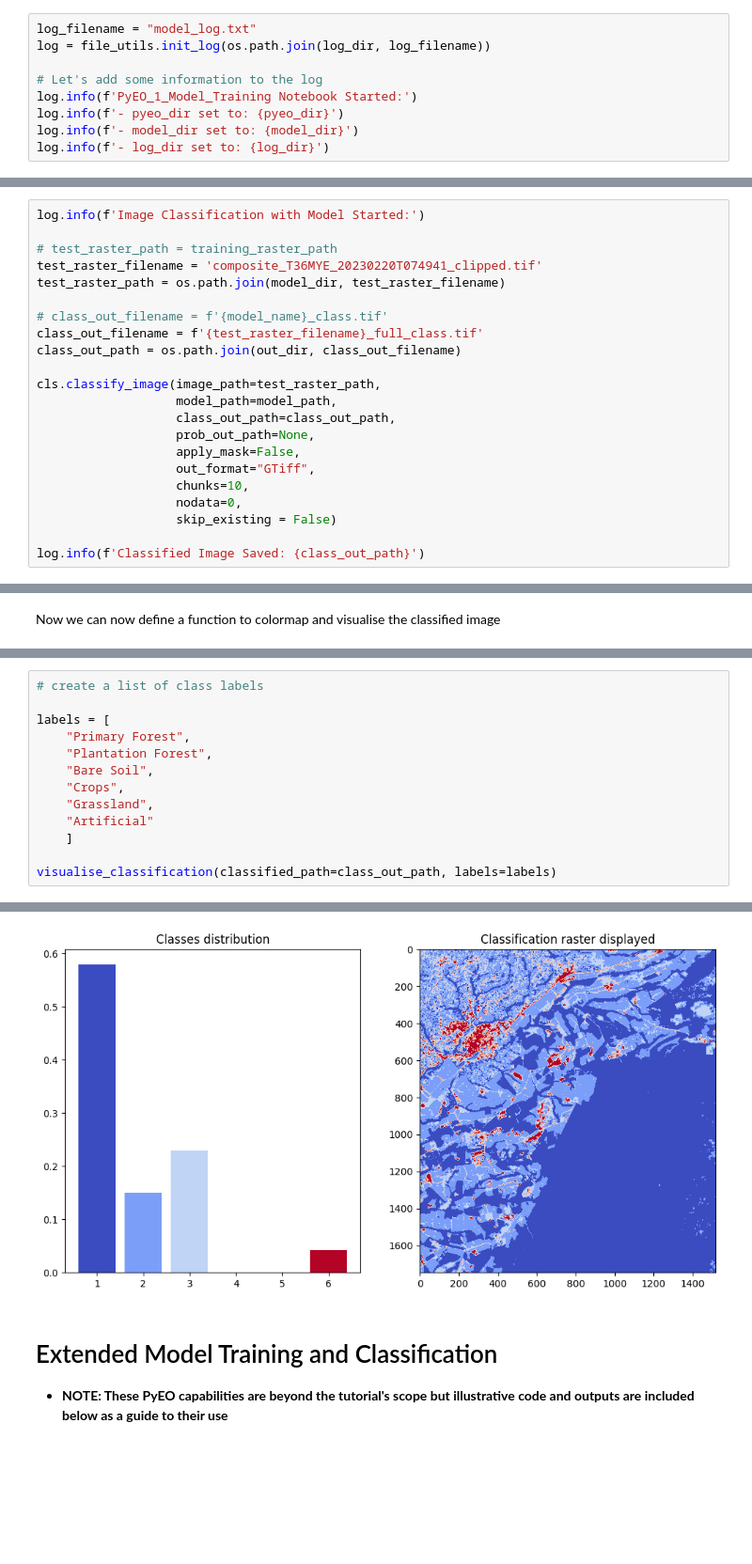
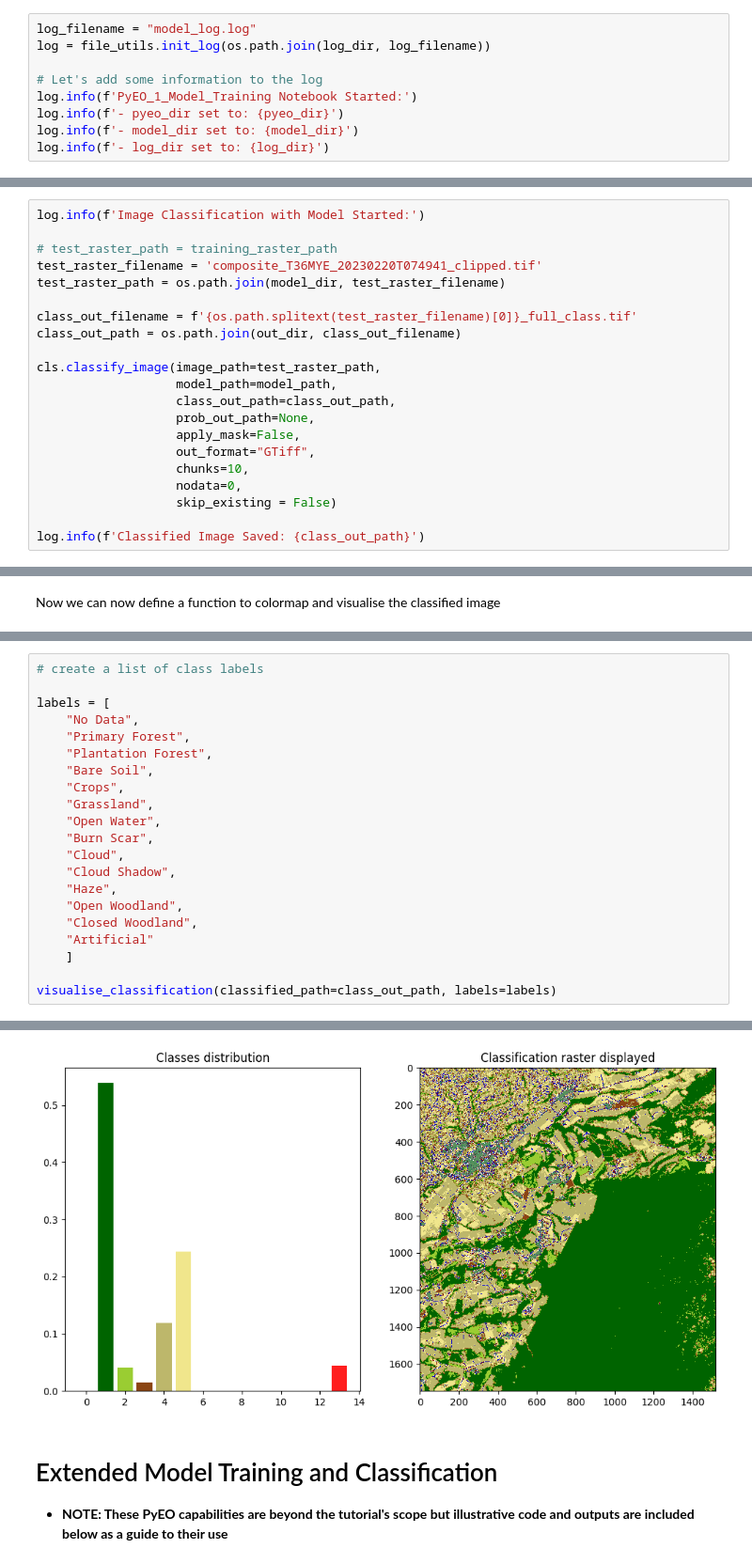
Before and after one commit to clcr/pyeo_1, a Jupyter notebook: notebooks/PyEO_1_sepal_model_training.ipynb, the cells around one changed output, grey strips where cells are left out. Shown at 94% size. Saved outputs shown, nothing was run; the diff lists cells and outputs as text; blank space fills up the shorter version.

Commit message:
model notebook updates

```diff
--- a/notebooks/PyEO_1_sepal_model_training.ipynb
+++ b/notebooks/PyEO_1_sepal_model_training.ipynb
@@ -133,5 +127,5 @@ if not os.path.exists(log_dir):
 # %%
-log_filename = "model_log.txt"
+log_filename = "model_log.log"
 log = file_utils.init_log(os.path.join(log_dir, log_filename))
 
 # Let's add some information to the log
@@ -356,8 +350,7 @@ log.info(f'Image Classification with Model Started:')
 test_raster_filename = 'composite_T36MYE_20230220T074941_clipped.tif'
 test_raster_path = os.path.join(model_dir, test_raster_filename)
 
-# class_out_filename = f'{model_name}_class.tif'
-class_out_filename = f'{test_raster_filename}_full_class.tif'
+class_out_filename = f'{os.path.splitext(test_raster_filename)[0]}_full_class.tif'
 class_out_path = os.path.join(out_dir, class_out_filename)
 
 cls.classify_image(image_path=test_raster_path,
@@ -446,11 +471,19 @@ def visualise_classification(classified_path: str, labels: list):
 # create a list of class labels
 
 labels = [
+    "No Data",
     "Primary Forest",
     "Plantation Forest",
     "Bare Soil",
     "Crops",
     "Grassland",
+    "Open Water",
+    "Burn Scar",
+    "Cloud",
+    "Cloud Shadow",
+    "Haze",
+    "Open Woodland",
+    "Closed Woodland",
     "Artificial"
     ]
 
@@ -460,4 +494,4 @@ visualise_classification(classified_path=class_out_path, labels=labels)
-[figure, old version]
+[figure, new version]
 # %% [markdown]
 # Extended Model Training and Classification
 - **NOTE: These PyEO capabilities are beyond the tutorial's scope but illustrative code and outputs are included below as a guide to their use**
```
Also changed, not shown: parts of 22 cells of this notebook.
